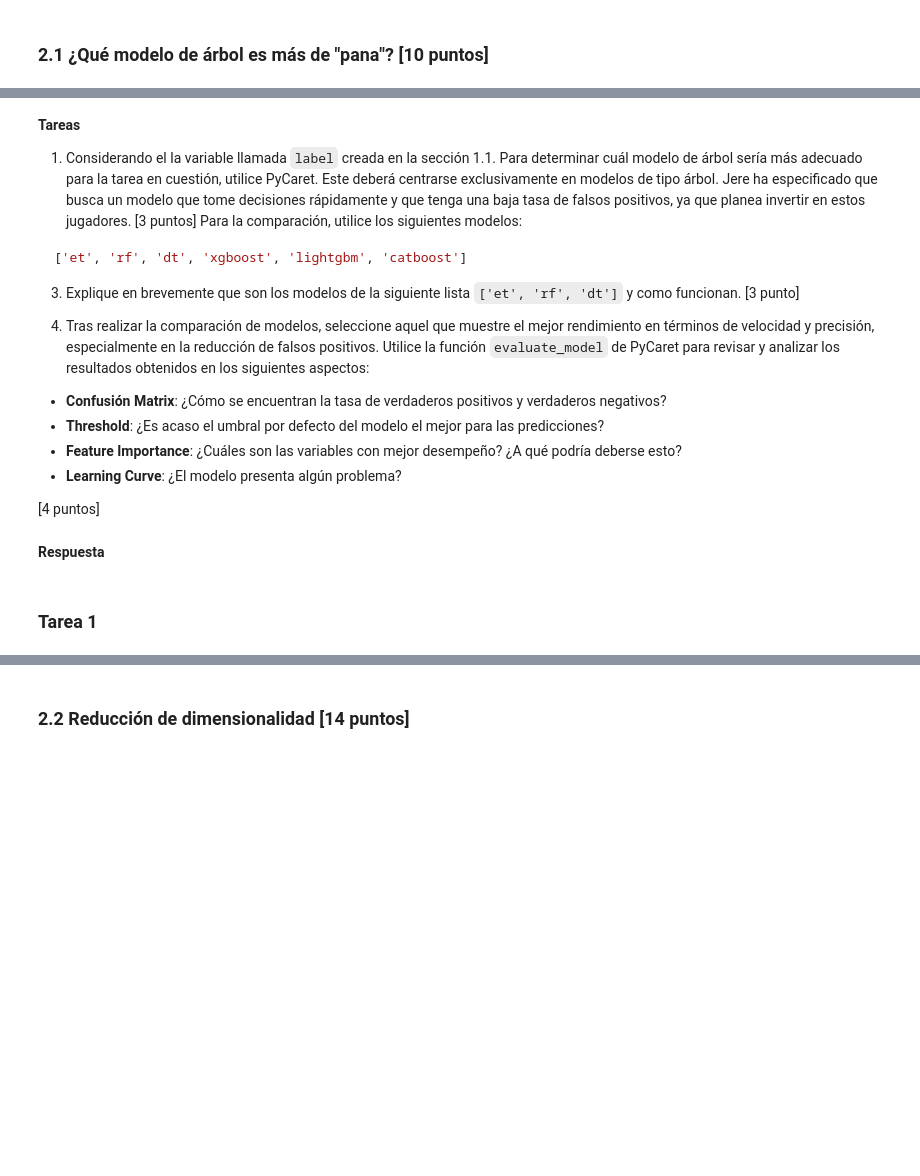
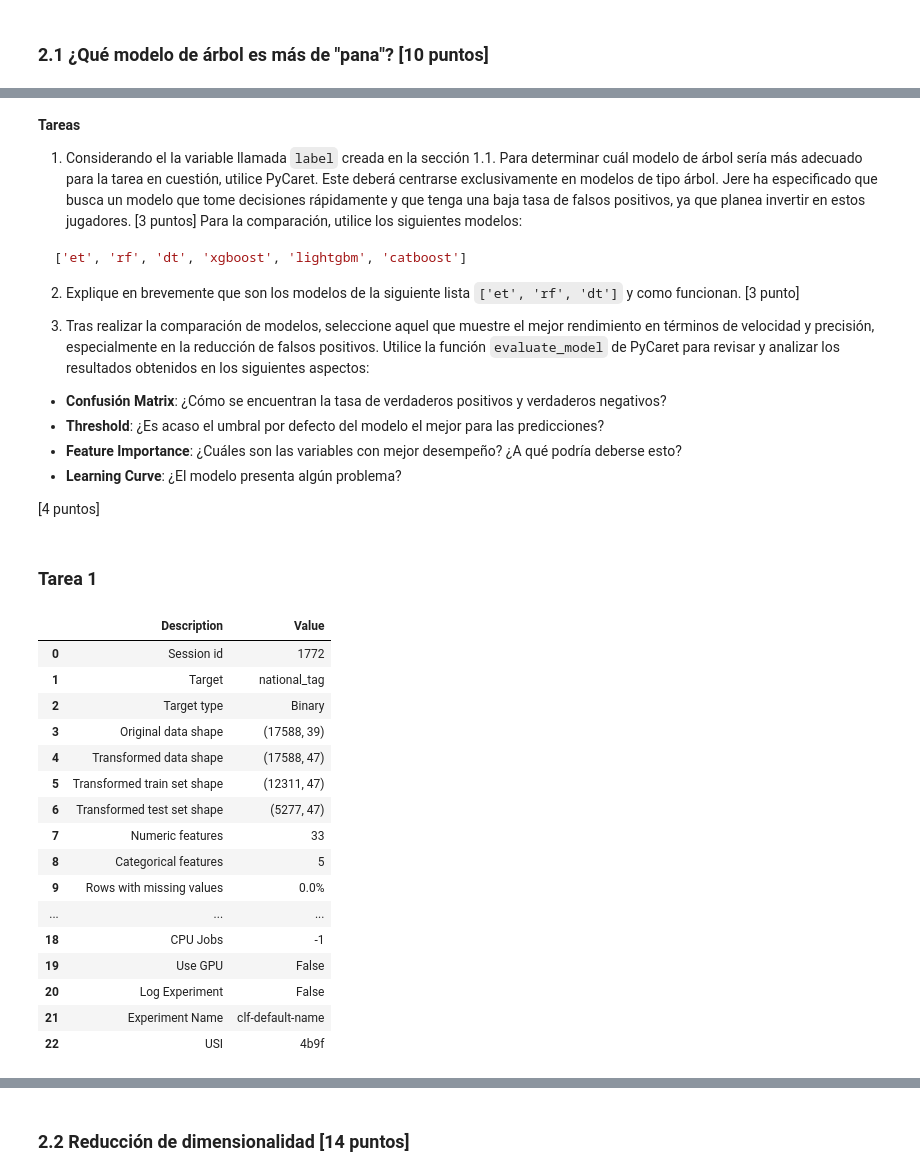
Before and after one commit to sbstnvsqz0/MDS7202, a Jupyter notebook: Laboratorios/Laboratorio_7/Lab_7_enunciado.ipynb, the cells around one changed output, grey strips where cells are left out. Drawn from its saved outputs; the diff is of its cells as text; code cells hidden in the pictures; blank space fills up the shorter version.

````diff
--- a/Laboratorios/Laboratorio_7/Lab_7_enunciado.ipynb
+++ b/Laboratorios/Laboratorio_7/Lab_7_enunciado.ipynb
@@ -464,9 +464,9 @@ Después de alcanzar la fama como cantante urbano, Jere Klein decide explorar un
 ['et', 'rf', 'dt', 'xgboost', 'lightgbm', 'catboost']
 ```
 
-3. Explique en brevemente que son los modelos de la siguiente lista `['et', 'rf', 'dt']` y como funcionan. [3 punto]
+2. Explique en brevemente que son los modelos de la siguiente lista `['et', 'rf', 'dt']` y como funcionan. [3 punto]
 
-4. Tras realizar la comparación de modelos, seleccione aquel que muestre el mejor rendimiento en términos de velocidad y precisión, especialmente en la reducción de falsos positivos. Utilice la función `evaluate_model` de PyCaret para revisar y analizar los resultados obtenidos en los siguientes aspectos:
+3. Tras realizar la comparación de modelos, seleccione aquel que muestre el mejor rendimiento en términos de velocidad y precisión, especialmente en la reducción de falsos positivos. Utilice la función `evaluate_model` de PyCaret para revisar y analizar los resultados obtenidos en los siguientes aspectos:
 
   - **Confusión Matrix**: ¿Cómo se encuentran la tasa de verdaderos positivos y verdaderos negativos?
   - **Threshold**: ¿Es acaso el umbral por defecto del modelo el mejor para las predicciones?
@@ -474,7 +474,41 @@ Después de alcanzar la fama como cantante urbano, Jere Klein decide explorar un
   - **Learning Curve**: ¿El modelo presenta algún problema?
 
   [4 puntos]
-# %% [markdown]
-**Respuesta**
 # %% [markdown]
 ### Tarea 1
+# %%
+# Se importa y lee el archivo
+import pandas as pd
+df = pd.read_csv('stats_players.csv')
+# %%
+# Se crea la nueva etiqueta según enunciado
+df['national_tag'] = ~df['National_Position'].isna()*1
+df['national_tag'].value_counts(normalize=True)
+df = df.drop(columns=['National_Position'])
+# %%
+# Se importan librerías
+from pycaret.datasets import get_data
+from pycaret.classification import *
+import os
+os.environ["PYCARET_CUSTOM_LOGGING_LEVEL"] = "CRITICAL"
+
+# Setup PyCaret
+pycaret_start = setup(df, target='national_tag')
+# %% [output]
+|  | Description | Value |
+| 0 | Session id | 1772 |
+| 1 | Target | national_tag |
+| 2 | Target type | Binary |
+| 3 | Original data shape | (17588, 39) |
+| 4 | Transformed data shape | (17588, 47) |
+| 5 | Transformed train set shape | (12311, 47) |
+| 6 | Transformed test set shape | (5277, 47) |
+| 7 | Numeric features | 33 |
+| 8 | Categorical features | 5 |
+| 9 | Rows with missing values | 0.0% |
+| ... | ... | ... |
+| 18 | CPU Jobs | -1 |
+| 19 | Use GPU | False |
+| 20 | Log Experiment | False |
+| 21 | Experiment Name | clf-default-name |
+| 22 | USI | 4b9f |
````
Also changed, not shown: parts of 20 cells of this notebook, 1 other file.
